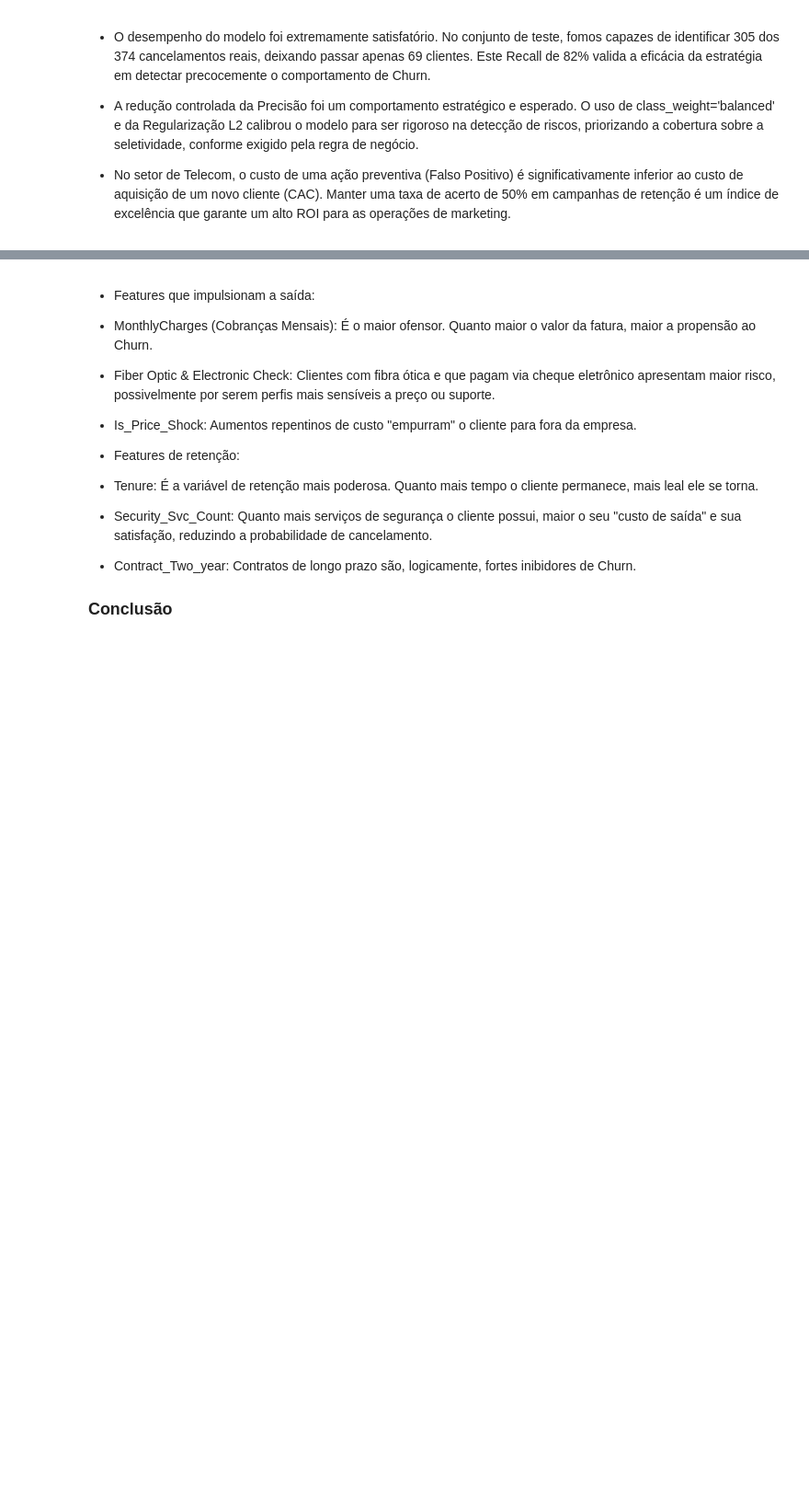
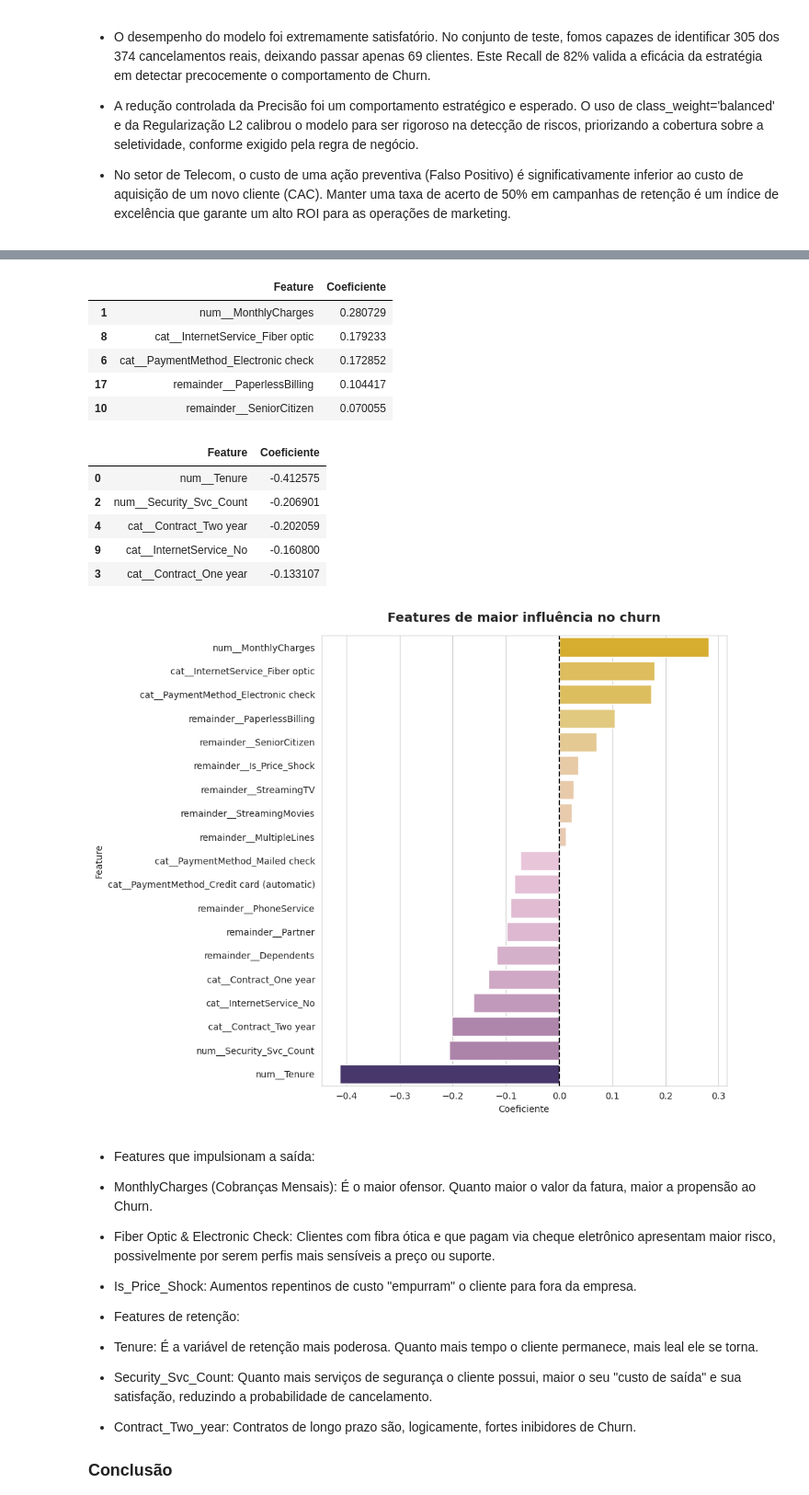
Before and after one commit to RebecaVBoas/Telco-Customer-Churn-Prediction, a Jupyter notebook: notebooks/Modelling.ipynb, the cells around one changed output, grey strips where cells are left out. Shown at 92% size. Drawn from its saved outputs; the diff is of its cells as text; code cells hidden in the pictures; blank space fills up the shorter version.

```diff
--- a/notebooks/Modelling.ipynb
+++ b/notebooks/Modelling.ipynb
@@ -386,3 +327,67 @@ plt.show()
+# %%
+modelo_final = best_log_reg[-1]
+
+
+preparador_final = best_log_reg[-2]
+
+
+feature_names = preparador_final.get_feature_names_out()
+
+coeficientes = modelo_final.coef_[0]
+
+df_importancia = pd.DataFrame({
+    'Feature': feature_names,
+    'Coeficiente': coeficientes
+})
+
+df_importancia = df_importancia.sort_values(by='Coeficiente', ascending=False)
+
+display(df_importancia.head(5))
+display(df_importancia.tail(5).sort_values(by='Coeficiente', ascending=True))
+
+
+churn_palette = [
+    '#442F73',  # Roxo Escuro (Base/Retenção)
+    '#A56DA6',  # Roxo Médio
+    '#F2C2DC',  # Rosa Pastel
+    '#F2D16D',  # Amarelo Claro
+    '#F2BB13'   # Amarelo Ouro (Alerta/Churn)
+]
+
+meu_cmap = LinearSegmentedColormap.from_list("DegradeChurn", churn_palette)
+
+norm = plt.Normalize(df_importancia['Coeficiente'].min(), df_importancia['Coeficiente'].max())
+cores_exatas = [meu_cmap(norm(valor)) for valor in df_importancia['Coeficiente']]
+
+plt.figure(figsize=(10, 8))
+
+sns.barplot(
+    data=df_importancia,
+    x='Coeficiente',
+    y='Feature',
+    palette=cores_exatas,
+    hue='Feature',
+    legend=False
+)
+
+plt.title('Features de maior influência no churn', fontsize=14, fontweight='bold', pad=15)
+plt.axvline(0, color='black', linewidth=1.5, linestyle='--')
+plt.tight_layout()
+plt.show()
+# %% [output]
+|  | Feature | Coeficiente |
+| 1 | num__MonthlyCharges | 0.280729 |
+| 8 | cat__InternetService_Fiber optic | 0.179233 |
+| 6 | cat__PaymentMethod_Electronic check | 0.172852 |
+| 17 | remainder__PaperlessBilling | 0.104417 |
+| 10 | remainder__SeniorCitizen | 0.070055 |
+|  | Feature | Coeficiente |
+| 0 | num__Tenure | -0.412575 |
+| 2 | num__Security_Svc_Count | -0.206901 |
+| 4 | cat__Contract_Two year | -0.202059 |
+| 9 | cat__InternetService_No | -0.160800 |
+| 3 | cat__Contract_One year | -0.133107 |
+[figure, added]
 # %% [markdown]
 * Features que impulsionam a saída:
 
```
Also changed, not shown: parts of 9 cells of this notebook.
